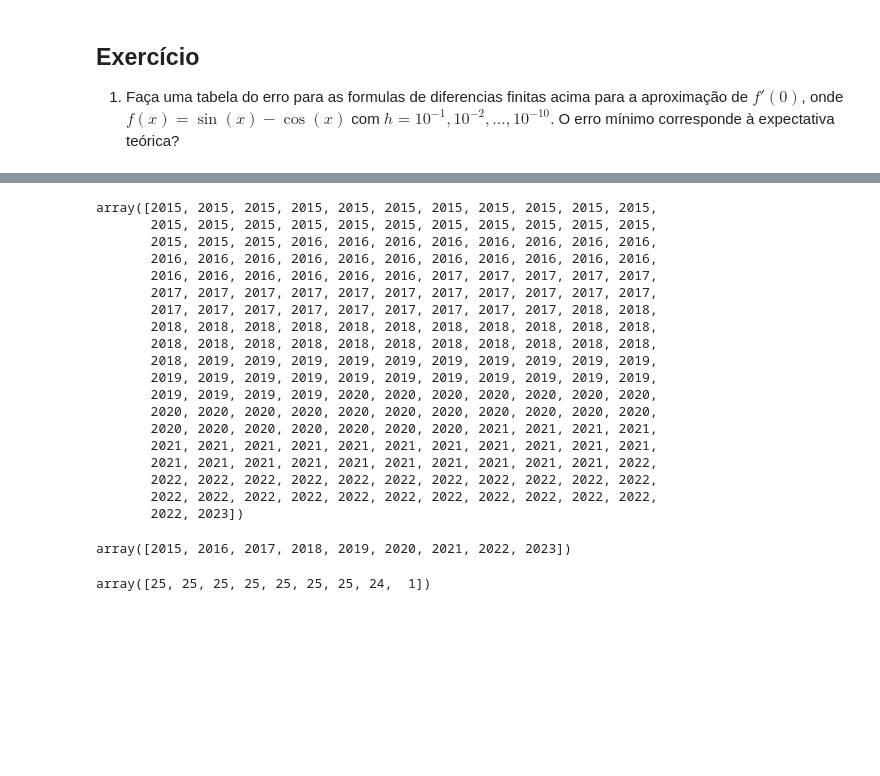
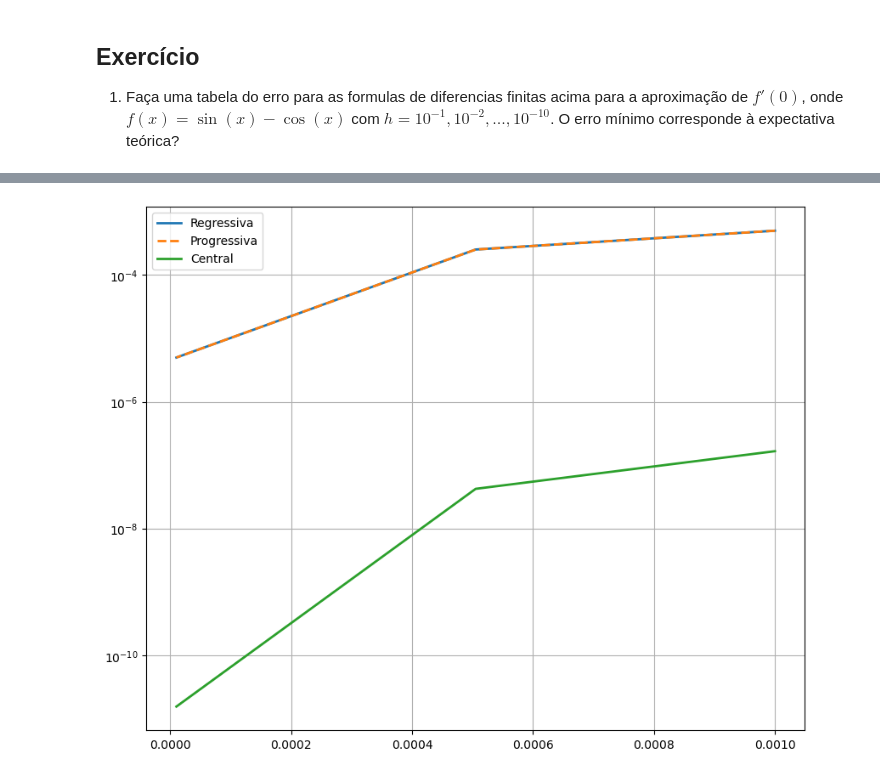
Before and after one commit to Esterci/metodos-numericos, a Jupyter notebook: Cópia_de_Exercício_DifNum.ipynb, the cells around one changed output, grey strips where cells are left out. Cells and saved outputs as stored; diff of their text form; code cells hidden in the pictures; blank space fills up the shorter version.

```diff
--- a/Cópia_de_Exercício_DifNum.ipynb
+++ b/Cópia_de_Exercício_DifNum.ipynb
@@ -95,24 +128,0 @@ def diferencicao_progressiva(x,h):
-# %%
-import numpy as np
-eval = np.linspace(2015,2023,num=200,dtype=int)
-eval
-# %% [output]
-array([2015, 2015, 2015, 2015, 2015, 2015, 2015, 2015, 2015, 2015, 2015,
-       2015, 2015, 2015, 2015, 2015, 2015, 2015, 2015, 2015, 2015, 2015,
-       2015, 2015, 2015, 2016, 2016, 2016, 2016, 2016, 2016, 2016, 2016,
-       2016, 2016, 2016, 2016, 2016, 2016, 2016, 2016, 2016, 2016, 2016,
-       2016, 2016, 2016, 2016, 2016, 2016, 2017, 2017, 2017, 2017, 2017,
-       2017, 2017, 2017, 2017, 2017, 2017, 2017, 2017, 2017, 2017, 2017,
-       2017, 2017, 2017, 2017, 2017, 2017, 2017, 2017, 2017, 2018, 2018,
-       2018, 2018, 2018, 2018, 2018, 2018, 2018, 2018, 2018, 2018, 2018,
-       2018, 2018, 2018, 2018, 2018, 2018, 2018, 2018, 2018, 2018, 2018,
-       2018, 2019, 2019, 2019, 2019, 2019, 2019, 2019, 2019, 2019, 2019,
-       2019, 2019, 2019, 2019, 2019, 2019, 2019, 2019, 2019, 2019, 2019,
-       2019, 2019, 2019, 2019, 2020, 2020, 2020, 2020, 2020, 2020, 2020,
-       2020, 2020, 2020, 2020, 2020, 2020, 2020, 2020, 2020, 2020, 2020,
-       2020, 2020, 2020, 2020, 2020, 2020, 2020, 2021, 2021, 2021, 2021,
-       2021, 2021, 2021, 2021, 2021, 2021, 2021, 2021, 2021, 2021, 2021,
-       2021, 2021, 2021, 2021, 2021, 2021, 2021, 2021, 2021, 2021, 2022,
-       2022, 2022, 2022, 2022, 2022, 2022, 2022, 2022, 2022, 2022, 2022,
-       2022, 2022, 2022, 2022, 2022, 2022, 2022, 2022, 2022, 2022, 2022,
-       2022, 2023])
@@ -121,8 +129,14 @@ valores_unicos, repeticoes = np.unique(eval,return_counts =True)
-# %%
-valores_unicos
-# %% [output]
-array([2015, 2016, 2017, 2018, 2019, 2020, 2021, 2022, 2023])
-# %%
-repeticoes
-# %% [output]
-array([25, 25, 25, 25, 25, 25, 25, 24,  1])
+# %%
+import matplotlib.pyplot as plt
+## Plotando
+
+plt.figure(figsize=(10, 8))
+plt.grid(True)
+plt.yscale('log')
+plt.plot(h_list,df.error_dfr,linewidth=2.0,label='Regressiva')
+plt.plot(h_list,df.error_dfp,linewidth=2.0,label='Progressiva',linestyle="--")
+plt.plot(h_list,df.error_dfc,linewidth=2.0,label='Central')
+plt.legend()
+plt.show()
+# %% [output]
+[figure, added]
```
Also changed, not shown: parts of 4 cells of this notebook, 1 other file.
